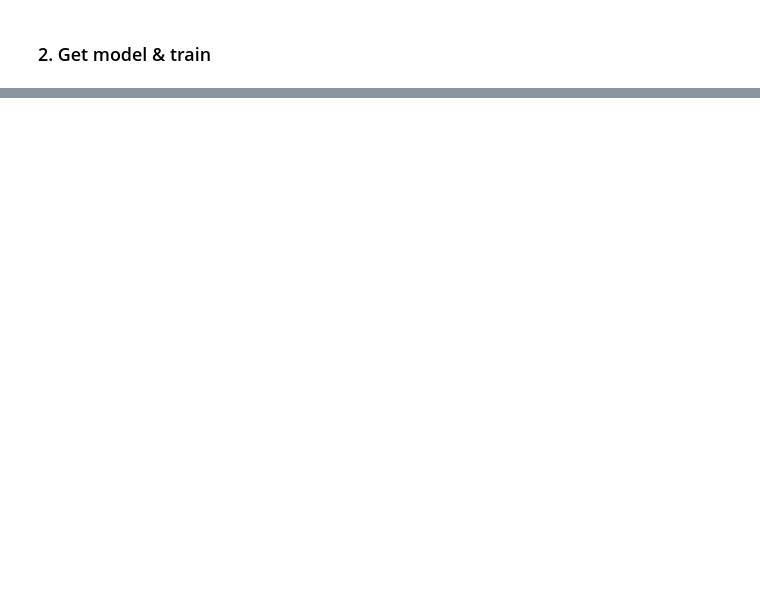
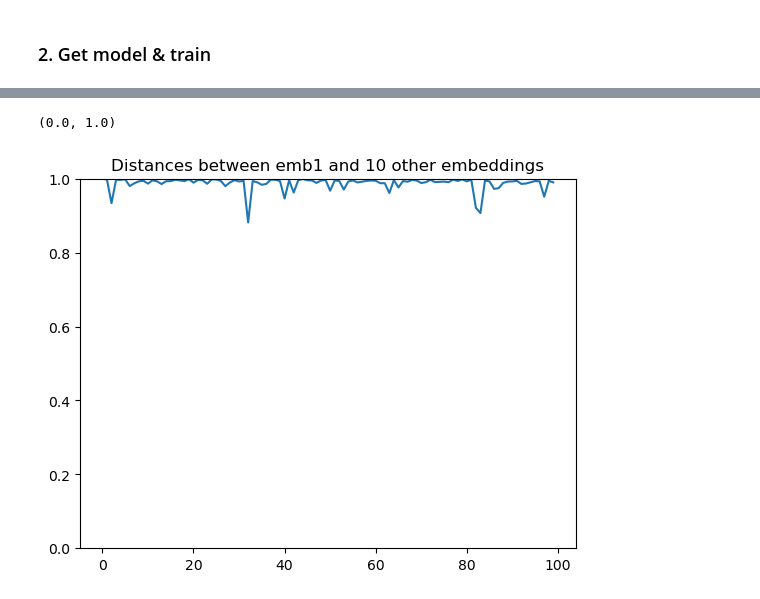
Before and after one commit to strojanski/diploma, a Jupyter notebook: rework/triplet/triplet_loss.ipynb, the cells around one changed output, grey strips where cells are left out. Saved outputs shown, nothing was run; the diff lists cells and outputs as text; code cells hidden in the pictures; blank space fills up the shorter version.

```diff
--- a/rework/triplet/triplet_loss.ipynb
+++ b/rework/triplet/triplet_loss.ipynb
@@ -283,3 +313,10 @@ Epoch 20/20, Train Loss: 0.0070, Valid Loss: 1103.4643
+# %%
+plt.title("Distances between emb1 and 10 other embeddings")
+plt.plot([i for i in range(100)], similarity_matrix[0][:100])
+plt.ylim(0,1)
+# %% [output]
+(0.0, 1.0)
+[figure, added]
 # %%
 import matplotlib.pyplot as plt
 
```
Also changed, not shown: parts of 13 cells of this notebook, 11 other files.
